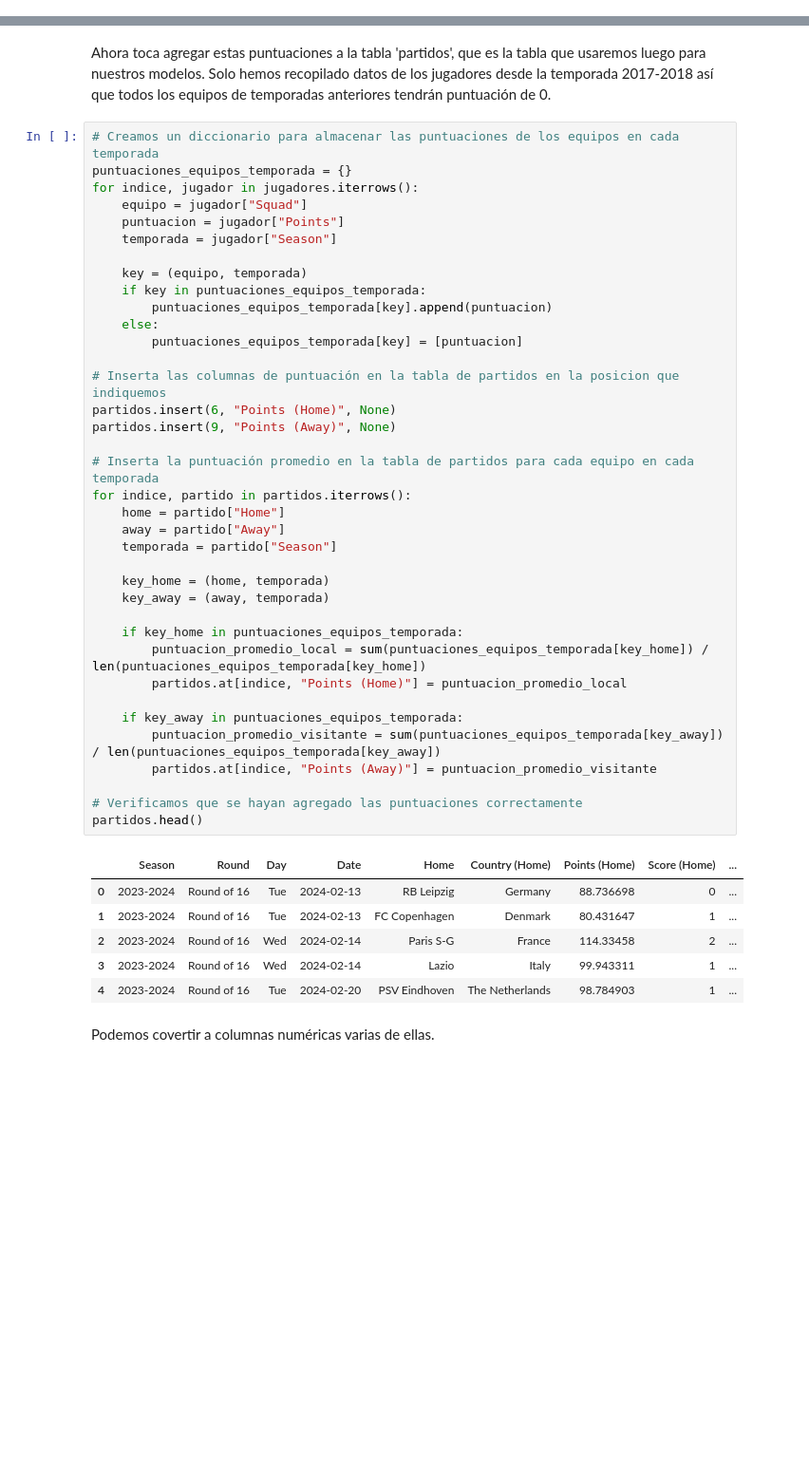
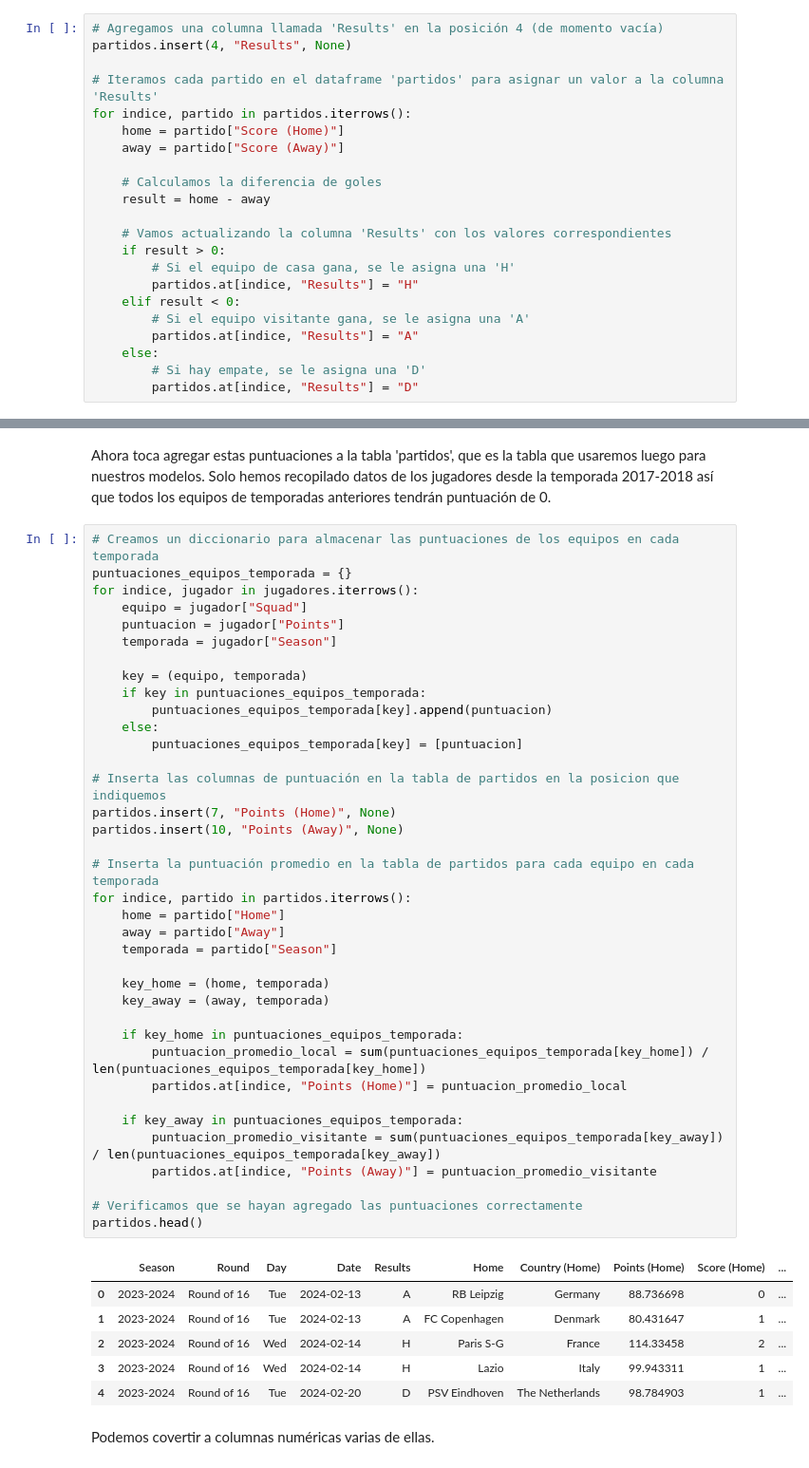
Before and after one commit to lauralardies/uefa_analisis, a Jupyter notebook: UEFA/analisis/limpieza.ipynb, the cells around one changed output, grey strips where cells are left out. Shown: that part at 95% size. Saved outputs shown, nothing was run; the diff lists cells and outputs as text; blank space fills up the shorter version.

```diff
--- a/UEFA/analisis/limpieza.ipynb
+++ b/UEFA/analisis/limpieza.ipynb
@@ -602,3 +604,25 @@ partidos.head()
+# %%
+# Agregamos una columna llamada 'Results' en la posición 4 (de momento vacía)
+partidos.insert(4, "Results", None)
+
+# Iteramos cada partido en el dataframe 'partidos' para asignar un valor a la columna 'Results'
+for indice, partido in partidos.iterrows():
+    home = partido["Score (Home)"]
+    away = partido["Score (Away)"]
+
+    # Calculamos la diferencia de goles
+    result = home - away
+
+    # Vamos actualizando la columna 'Results' con los valores correspondientes
+    if result > 0:
+        # Si el equipo de casa gana, se le asigna una 'H'
+        partidos.at[indice, "Results"] = "H"
+    elif result < 0:
+        # Si el equipo visitante gana, se le asigna una 'A'
+        partidos.at[indice, "Results"] = "A"
+    else:
+        # Si hay empate, se le asigna una 'D'
+        partidos.at[indice, "Results"] = "D"
 # %% [markdown]
 Ahora analizamos la última tabla.
 
@@ -709,41 +733,41 @@ for indice, jugador in jugadores.iterrows():
     temporada = jugador["Season"]
 
     key = (equipo, temporada)
     if key in puntuaciones_equipos_temporada:
         puntuaciones_equipos_temporada[key].append(puntuacion)
     else:
         puntuaciones_equipos_temporada[key] = [puntuacion]
 
 # Inserta las columnas de puntuación en la tabla de partidos en la posicion que indiquemos
-partidos.insert(6, "Points (Home)", None)
-partidos.insert(9, "Points (Away)", None)
+partidos.insert(7, "Points (Home)", None)
+partidos.insert(10, "Points (Away)", None)
 
 # Inserta la puntuación promedio en la tabla de partidos para cada equipo en cada temporada
 for indice, partido in partidos.iterrows():
     home = partido["Home"]
     away = partido["Away"]
     temporada = partido["Season"]
 
     key_home = (home, temporada)
     key_away = (away, temporada)
 
     if key_home in puntuaciones_equipos_temporada:
         puntuacion_promedio_local = sum(puntuaciones_equipos_temporada[key_home]) / len(puntuaciones_equipos_temporada[key_home])
         partidos.at[indice, "Points (Home)"] = puntuacion_promedio_local
 
     if key_away in puntuaciones_equipos_temporada:
         puntuacion_promedio_visitante = sum(puntuaciones_equipos_temporada[key_away]) / len(puntuaciones_equipos_temporada[key_away])
         partidos.at[indice, "Points (Away)"] = puntuacion_promedio_visitante
 
 # Verificamos que se hayan agregado las puntuaciones correctamente
 partidos.head()
 # %% [output]
-|  | Season | Round | Day | Date | Home | Country (Home) | Points (Home) | Score (Home) | ... |
-| 0 | 2023-2024 | Round of 16 | Tue | 2024-02-13 | RB Leipzig | Germany | 88.736698 | 0 | ... |
-| 1 | 2023-2024 | Round of 16 | Tue | 2024-02-13 | FC Copenhagen | Denmark | 80.431647 | 1 | ... |
-| 2 | 2023-2024 | Round of 16 | Wed | 2024-02-14 | Paris S-G | France | 114.33458 | 2 | ... |
-| 3 | 2023-2024 | Round of 16 | Wed | 2024-02-14 | Lazio | Italy | 99.943311 | 1 | ... |
-| 4 | 2023-2024 | Round of 16 | Tue | 2024-02-20 | PSV Eindhoven | The Netherlands | 98.784903 | 1 | ... |
+|  | Season | Round | Day | Date | Results | Home | Country (Home) | Points (Home) | Score (Home) | ... |
+| 0 | 2023-2024 | Round of 16 | Tue | 2024-02-13 | A | RB Leipzig | Germany | 88.736698 | 0 | ... |
+| 1 | 2023-2024 | Round of 16 | Tue | 2024-02-13 | A | FC Copenhagen | Denmark | 80.431647 | 1 | ... |
+| 2 | 2023-2024 | Round of 16 | Wed | 2024-02-14 | H | Paris S-G | France | 114.33458 | 2 | ... |
+| 3 | 2023-2024 | Round of 16 | Wed | 2024-02-14 | H | Lazio | Italy | 99.943311 | 1 | ... |
+| 4 | 2023-2024 | Round of 16 | Tue | 2024-02-20 | D | PSV Eindhoven | The Netherlands | 98.784903 | 1 | ... |
 # %% [markdown]
 Podemos covertir a columnas numéricas varias de ellas.
 # %% [markdown]
```
Also changed, not shown: parts of 1 cell of this notebook, 1 other file.
